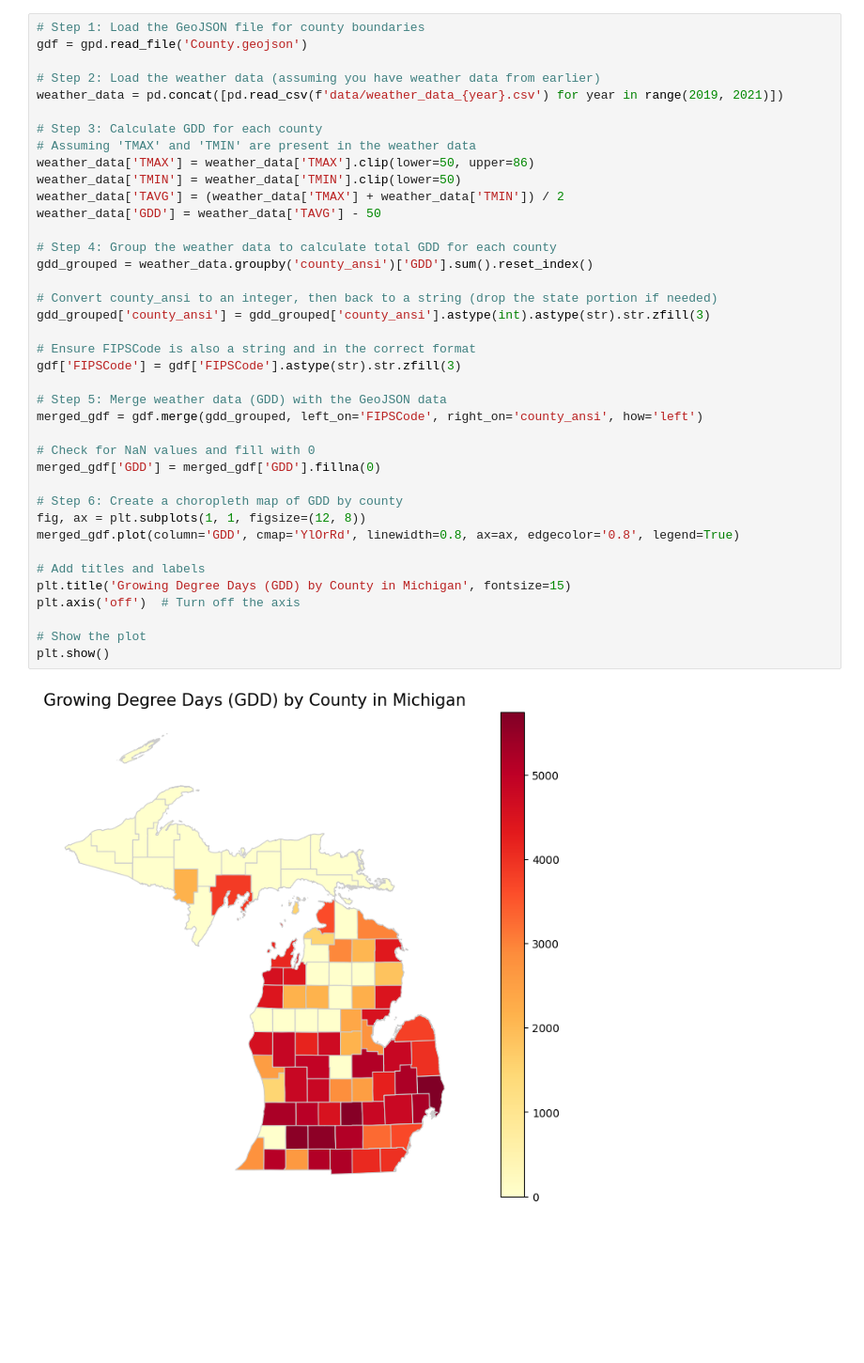
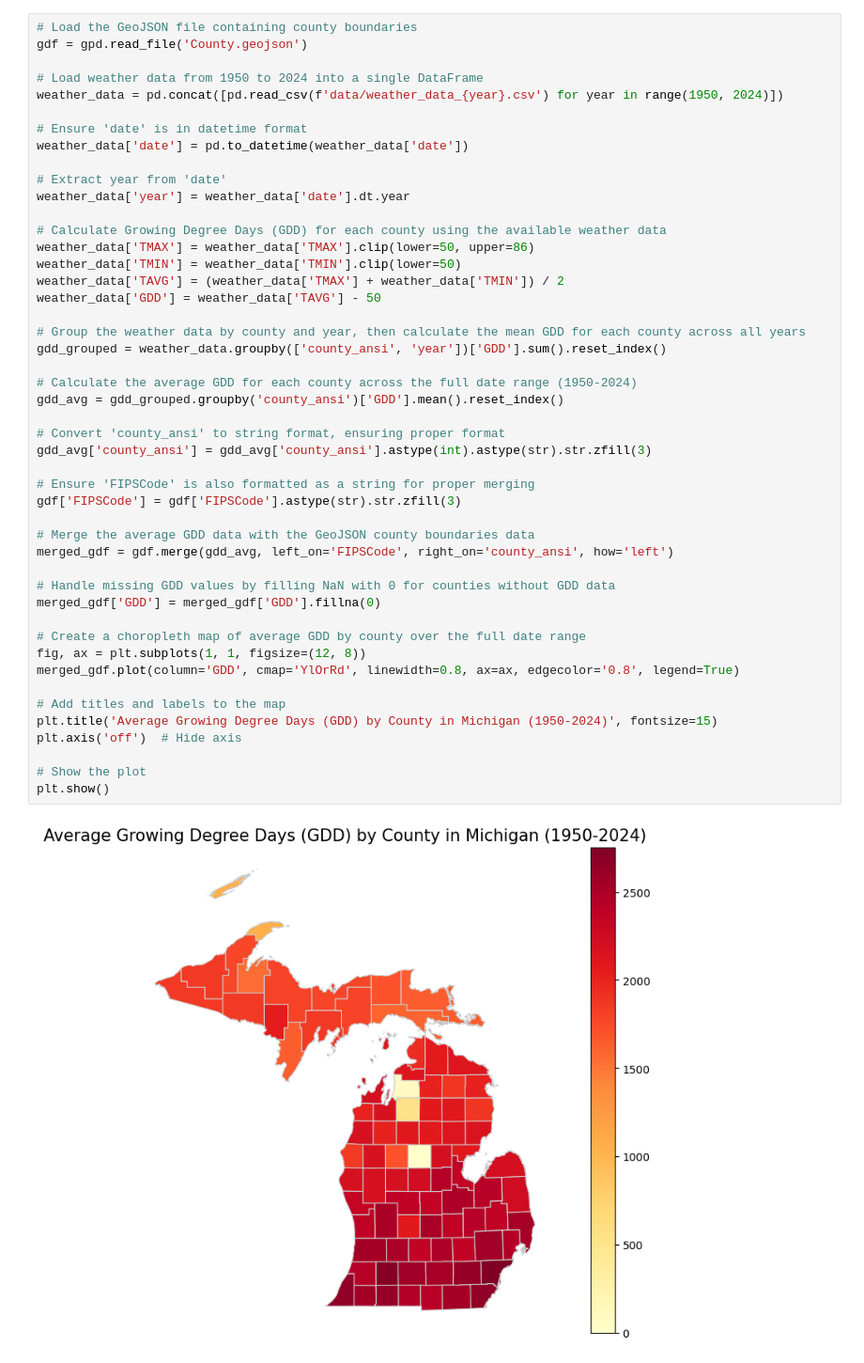
Before and after one commit to matthewchess/Milestone-1, a Jupyter notebook: visualization.ipynb, the cells around one changed output. Shown: that part at 94% size. Cells and saved outputs as stored; diff of their text form; blank space fills up the shorter version.

```diff
--- a/visualization.ipynb
+++ b/visualization.ipynb
@@ -43,41 +48,49 @@ plt.show()
 # %%
-# Step 1: Load the GeoJSON file for county boundaries
+# Load the GeoJSON file containing county boundaries
 gdf = gpd.read_file('County.geojson')
 
-# Step 2: Load the weather data (assuming you have weather data from earlier)
-weather_data = pd.concat([pd.read_csv(f'data/weather_data_{year}.csv') for year in range(2019, 2021)])
+# Load weather data from 1950 to 2024 into a single DataFrame
+weather_data = pd.concat([pd.read_csv(f'data/weather_data_{year}.csv') for year in range(1950, 2024)])
 
-# Step 3: Calculate GDD for each county
-# Assuming 'TMAX' and 'TMIN' are present in the weather data
+# Ensure 'date' is in datetime format
+weather_data['date'] = pd.to_datetime(weather_data['date'])
+
+# Extract year from 'date'
+weather_data['year'] = weather_data['date'].dt.year
+
+# Calculate Growing Degree Days (GDD) for each county using the available weather data
 weather_data['TMAX'] = weather_data['TMAX'].clip(lower=50, upper=86)
 weather_data['TMIN'] = weather_data['TMIN'].clip(lower=50)
 weather_data['TAVG'] = (weather_data['TMAX'] + weather_data['TMIN']) / 2
 weather_data['GDD'] = weather_data['TAVG'] - 50
 
-# Step 4: Group the weather data to calculate total GDD for each county
-gdd_grouped = weather_data.groupby('county_ansi')['GDD'].sum().reset_index()
+# Group the weather data by county and year, then calculate the mean GDD for each county across all years
+gdd_grouped = weather_data.groupby(['county_ansi', 'year'])['GDD'].sum().reset_index()
 
-# Convert county_ansi to an integer, then back to a string (drop the state portion if needed)
-gdd_grouped['county_ansi'] = gdd_grouped['county_ansi'].astype(int).astype(str).str.zfill(3)
+# Calculate the average GDD for each county across the full date range (1950-2024)
+gdd_avg = gdd_grouped.groupby('county_ansi')['GDD'].mean().reset_index()
 
-# Ensure FIPSCode is also a string and in the correct format
+# Convert 'county_ansi' to string format, ensuring proper format
+gdd_avg['county_ansi'] = gdd_avg['county_ansi'].astype(int).astype(str).str.zfill(3)
+
+# Ensure 'FIPSCode' is also formatted as a string for proper merging
 gdf['FIPSCode'] = gdf['FIPSCode'].astype(str).str.zfill(3)
 
-# Step 5: Merge weather data (GDD) with the GeoJSON data
-merged_gdf = gdf.merge(gdd_grouped, left_on='FIPSCode', right_on='county_ansi', how='left')
+# Merge the average GDD data with the GeoJSON county boundaries data
+merged_gdf = gdf.merge(gdd_avg, left_on='FIPSCode', right_on='county_ansi', how='left')
 
-# Check for NaN values and fill with 0
+# Handle missing GDD values by filling NaN with 0 for counties without GDD data
 merged_gdf['GDD'] = merged_gdf['GDD'].fillna(0)
 
-# Step 6: Create a choropleth map of GDD by county
+# Create a choropleth map of average GDD by county over the full date range
 fig, ax = plt.subplots(1, 1, figsize=(12, 8))
 merged_gdf.plot(column='GDD', cmap='YlOrRd', linewidth=0.8, ax=ax, edgecolor='0.8', legend=True)
 
-# Add titles and labels
-plt.title('Growing Degree Days (GDD) by County in Michigan', fontsize=15)
-plt.axis('off')  # Turn off the axis
+# Add titles and labels to the map
+plt.title('Average Growing Degree Days (GDD) by County in Michigan (1950-2024)', fontsize=15)
+plt.axis('off')  # Hide axis
 
 # Show the plot
 plt.show()
 # %% [output]
-[figure, old version]
+[figure, new version]
```
Also changed, not shown: parts of 2 cells of this notebook.
